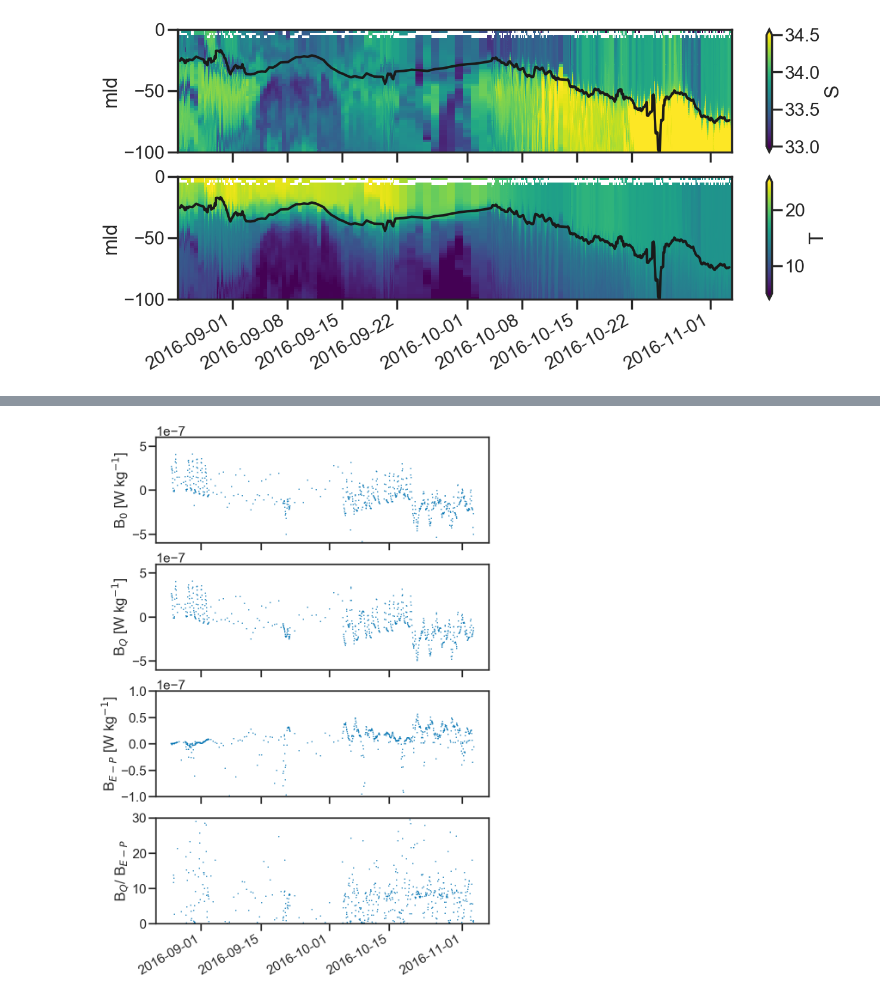
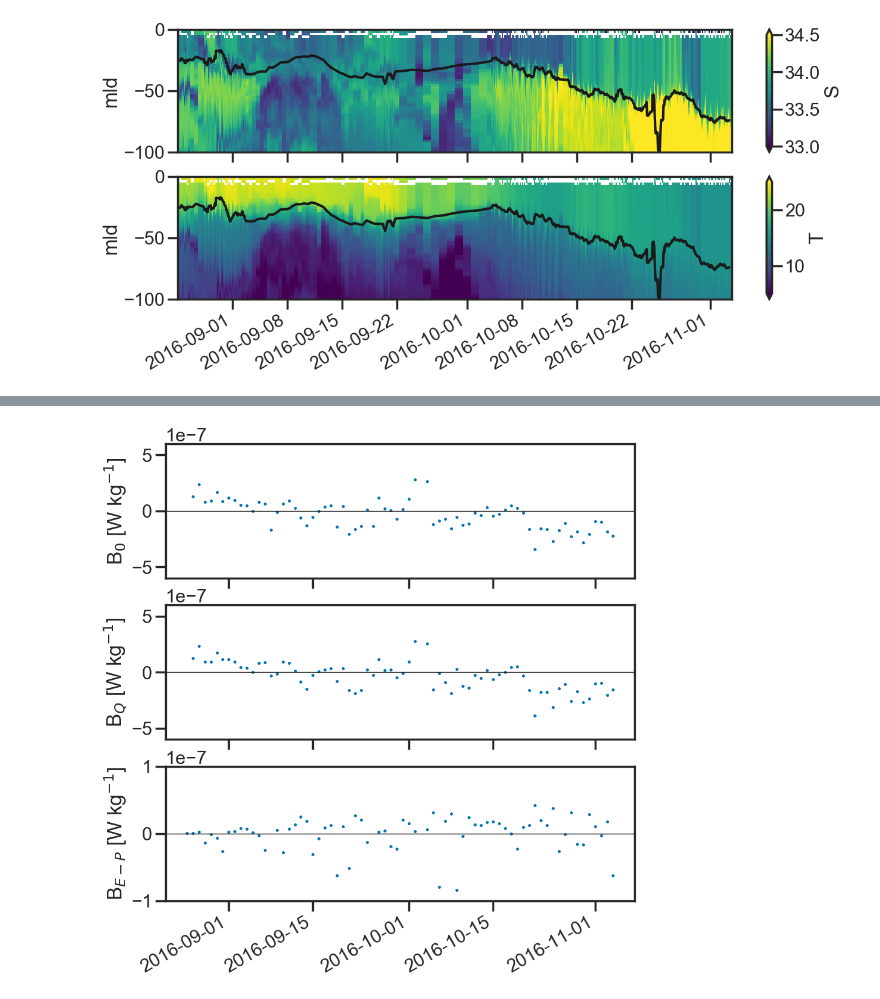
Before and after one commit to sessink/NIW, a Jupyter notebook: notebooks/turbulent_terms.ipynb, the cells around one changed output, grey strips where cells are left out. Saved outputs shown, nothing was run; the diff lists cells and outputs as text; code cells hidden in the pictures.

Commit message:
scatter plots/ fix lombardo&gregg/ resample timeseries

```diff
--- a/notebooks/turbulent_terms.ipynb
+++ b/notebooks/turbulent_terms.ipynb
@@ -292,39 +300,36 @@ betaS = gsw.beta(raw.S_surf.mean(),raw.T_surf.mean(),0)
 # %%
-raw['BQ'] = g*alphaT*raw.qnet/(cp*rho0)
-raw['BEP'] = g*betaS*raw.emp*raw.S_surf/(1-raw.S_surf/1000)
-raw['B'] = raw.BQ + raw.BEP
+raw['BQ'] = (g*alphaT*raw.qnet/(cp*rho0))
+raw['BEP'] = (g*betaS*raw.emp*raw.S_surf/(1-raw.S_surf/1000))
+raw['B'] = (raw.BQ + raw.BEP)
 raw['MO'] = -raw.uprime**3/(0.4*raw.B)
-raw['MO_MLD'] = raw.MO/met.mld
+raw['MO_MLD'] = -raw.mld/raw.MO
 # %%
-f,ax=plt.subplots(4,1,sharex=True, figsize=(10,15))
+f,ax=plt.subplots(3,1,sharex=True, figsize=(10,10))
 # met['uprime'].plot(ax=ax[0],lw=0,marker='.',ms=2)
 # ax[0].set_xlabel(None)
 # ax[0].set_ylabel(r'u*')
 # ax[0].set_ylim(0,2e-6)
 
-raw['B'].plot(ax=ax[0],lw=0,marker='.',ms=2)
+raw['B'].resample(time='D', label='right').mean().plot(ax=ax[0],lw=0,marker='.',ms=5)
 ax[0].set_xlabel(None)
 ax[0].set_ylabel(r'B$_0$ [W kg$^{-1}$]')
 ax[0].set_ylim(-6e-7,6e-7)
+ax[0].axhline(0, lw=1, color='k')
 
-raw['BQ'].plot(ax=ax[1],lw=0,marker='.',ms=2)
+raw['BQ'].resample(time='D', label='right').mean().plot(ax=ax[1],lw=0,marker='.',ms=5)
 ax[1].set_xlabel(None)
 ax[1].set_ylabel(r'B$_Q$ [W kg$^{-1}$]')
 ax[1].set_ylim(-6e-7,6e-7)
+ax[1].axhline(0, lw=1, color='k')
 
-raw.BEP.plot(ax=ax[2],lw=0,marker='.',ms=2)
+raw.BEP.resample(time='D', label='right').mean().plot(ax=ax[2],lw=0,marker='.',ms=5)
 ax[2].set_xlabel(None)
 ax[2].set_ylabel(r'B$_{E-P}$ [W kg$^{-1}$]');
 ax[2].set_ylim(-1e-7,1e-7);
-
-raw['ratio'] = np.abs( raw.BQ/raw.BEP )
-raw.ratio.plot(ax=ax[3],lw=0,marker='.',ms=2)
-ax[3].set_xlabel(None)
-ax[3].set_ylabel(r'B$_Q$/ B$_{E-P}$');
-ax[3].set_ylim(0,30);
+ax[2].axhline(0, lw=1, color='k')
 
 plt.savefig('../figures/buoyancy_fluxes.pdf')
 # %% [output]
-[figure, old version]
+[figure, new version]
 # %%
 f,ax=plt.subplots(4,1,sharex=True, figsize=(10,15))
```
Also changed, not shown: parts of 6 cells of this notebook, 1 other file.
